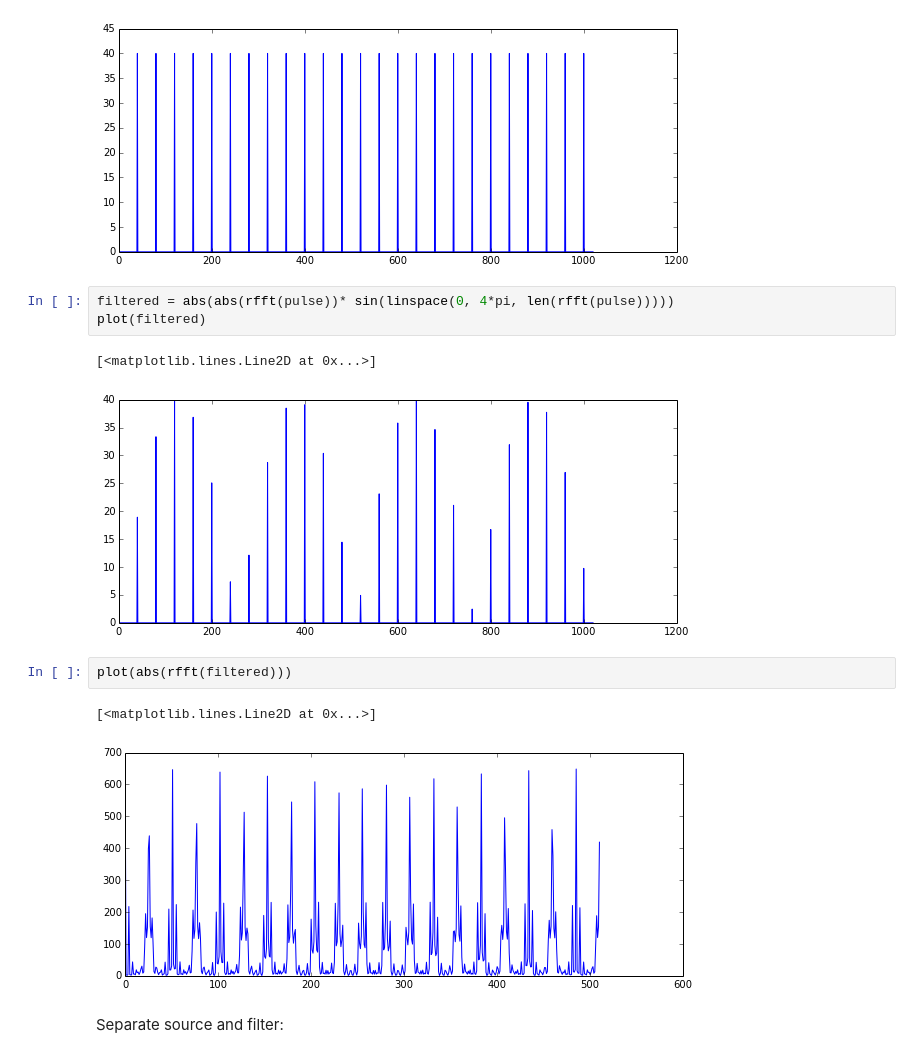
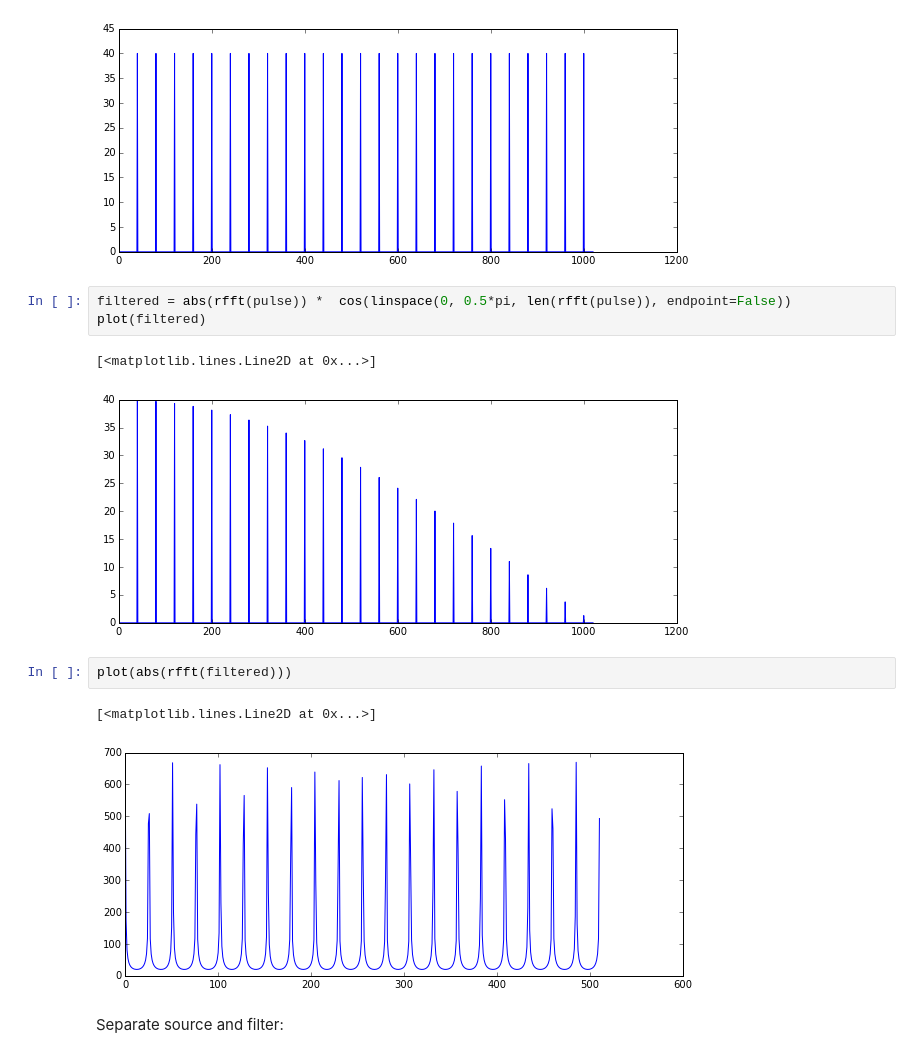
Before and after one commit to mantaraya36/201A-ipython, a Jupyter notebook: Signal Modeling.ipynb, the cells around one changed output. Drawn from its saved outputs; the diff is of its cells as text.

```diff
--- a/Signal Modeling.ipynb
+++ b/Signal Modeling.ipynb
@@ -145,16 +142,16 @@ plot(abs(rfft(pulse)))
 [<matplotlib.lines.Line2D at 0x...>]
 [figure]
 # %%
-filtered = abs(abs(rfft(pulse))* sin(linspace(0, 4*pi, len(rfft(pulse)))))
+filtered = abs(rfft(pulse)) *  cos(linspace(0, 0.5*pi, len(rfft(pulse)), endpoint=False))
 plot(filtered)
 # %% [output]
 [<matplotlib.lines.Line2D at 0x...>]
-[figure, old version]
+[figure, new version]
 # %%
 plot(abs(rfft(filtered)))
 # %% [output]
 [<matplotlib.lines.Line2D at 0x...>]
-[figure, old version]
+[figure, new version]
 # %% [markdown]
 Separate source and filter:
 # %%
```
Also changed, not shown: parts of 10 cells of this notebook, 1 other file.
